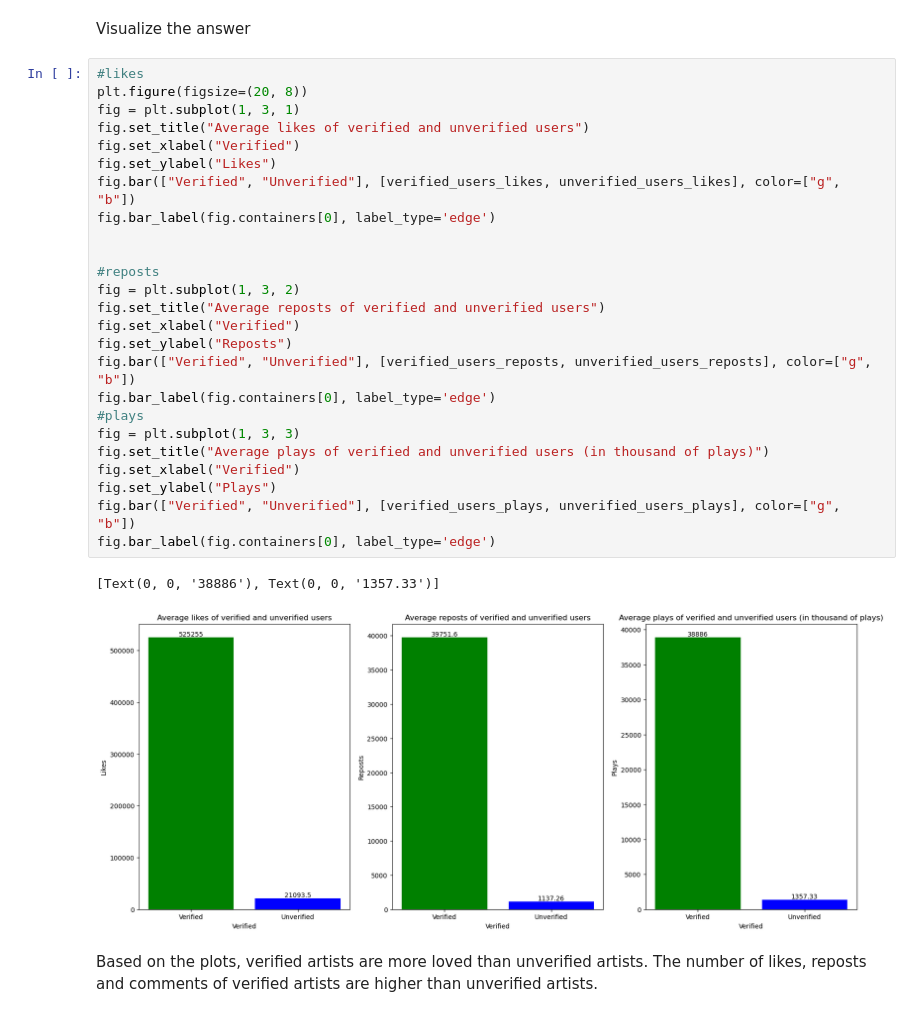
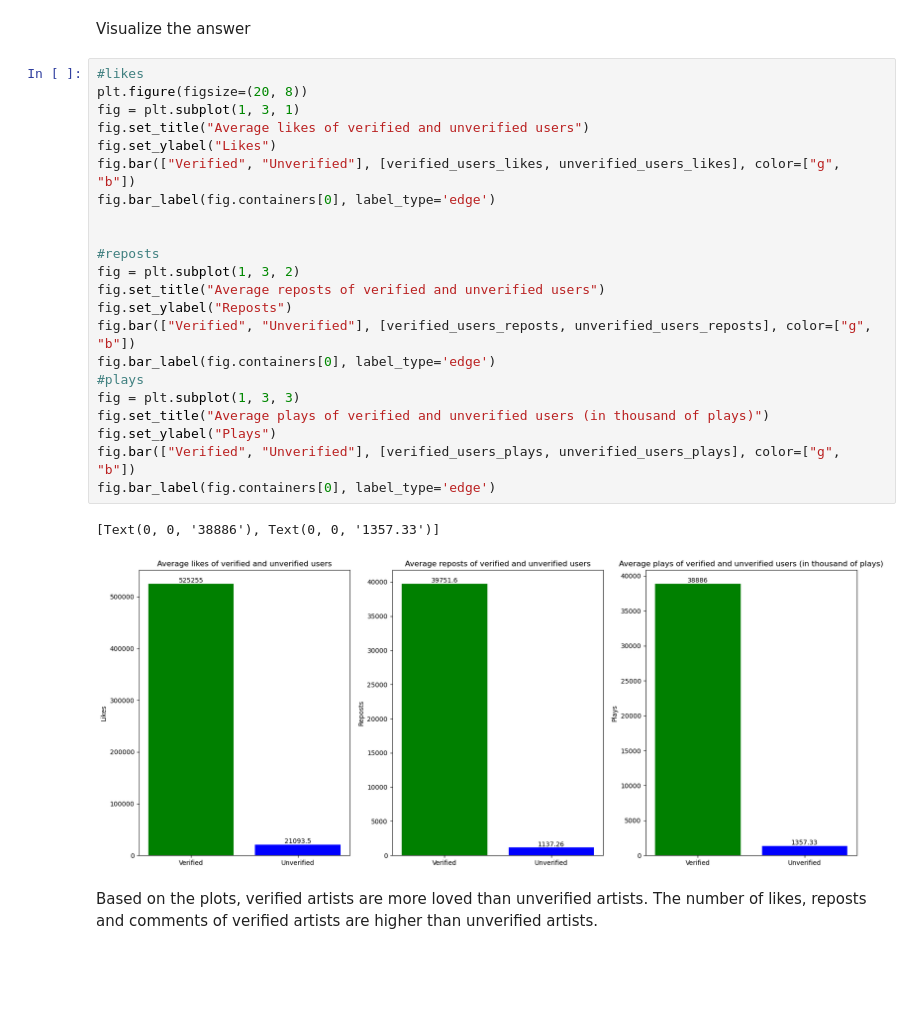
Before and after one commit to vntan/SoundCloudAnalysis, a Jupyter notebook: SoundCloudAnalysis.ipynb, the cells around one changed output. Drawn from its saved outputs; the diff is of its cells as text; blank space fills up the shorter version.

```diff
--- a/SoundCloudAnalysis.ipynb
+++ b/SoundCloudAnalysis.ipynb
@@ -1185,31 +1185,28 @@ Visualize the answer
 # %%
 #likes
 plt.figure(figsize=(20, 8))
 fig = plt.subplot(1, 3, 1)
 fig.set_title("Average likes of verified and unverified users")
-fig.set_xlabel("Verified")
 fig.set_ylabel("Likes")
 fig.bar(["Verified", "Unverified"], [verified_users_likes, unverified_users_likes], color=["g", "b"])
 fig.bar_label(fig.containers[0], label_type='edge')
 
 
 #reposts
 fig = plt.subplot(1, 3, 2)
 fig.set_title("Average reposts of verified and unverified users")
-fig.set_xlabel("Verified")
 fig.set_ylabel("Reposts")
 fig.bar(["Verified", "Unverified"], [verified_users_reposts, unverified_users_reposts], color=["g", "b"])
 fig.bar_label(fig.containers[0], label_type='edge')
 #plays
 fig = plt.subplot(1, 3, 3)
 fig.set_title("Average plays of verified and unverified users (in thousand of plays)")
-fig.set_xlabel("Verified")
 fig.set_ylabel("Plays")
 fig.bar(["Verified", "Unverified"], [verified_users_plays, unverified_users_plays], color=["g", "b"])
 fig.bar_label(fig.containers[0], label_type='edge')
 # %% [output]
 [Text(0, 0, '38886'), Text(0, 0, '1357.33')]
-[figure, old version]
+[figure, new version]
 # %% [markdown]
 Based on the plots, verified artists are more loved than unverified artists. The number of likes, reposts and comments of verified artists are higher than unverified artists.
 # %% [markdown]
```
Also changed, not shown: parts of 1 cell of this notebook.
